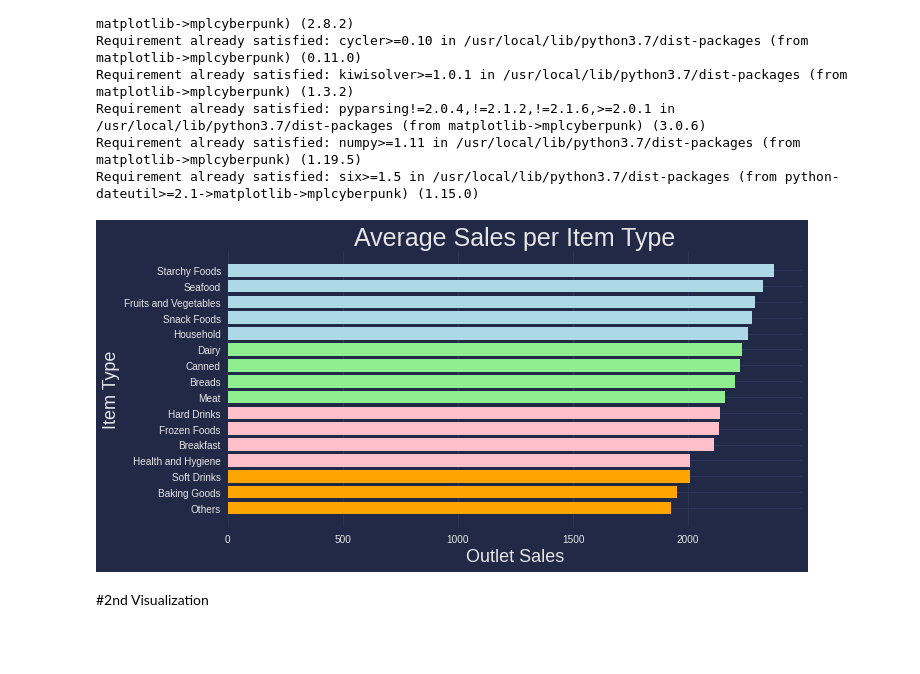
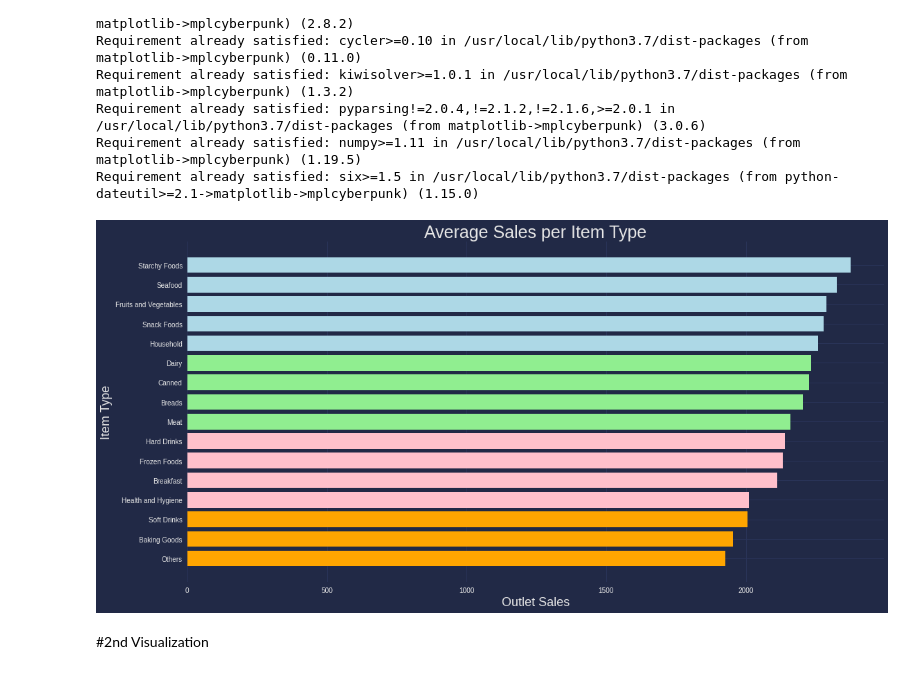
Before and after one commit to jul1andav1d/Food-Items-Sales-Predictions-Prjct1, a Jupyter notebook: Food_Sales_Prediction.ipynb, the cells around one changed output. Drawn from its saved outputs; the diff is of its cells as text; code cells hidden in the pictures; blank space fills up the shorter version.

```diff
--- a/Food_Sales_Prediction.ipynb
+++ b/Food_Sales_Prediction.ipynb
@@ -365,17 +365,17 @@ import mplcyberpunk
 # %%
 plt.style.use('cyberpunk')
 
-plt.figure(figsize= (10, 5))
+plt.figure(figsize= (16, 8))
 plt.barh(meansales.index, meansales['Item_Outlet_Sales'], color = ['orange','orange','orange','pink', 'pink','pink', 'pink',
                                                                    'lightgreen', 'lightgreen', 'lightgreen','lightgreen',
                                                                    'lightblue', 'lightblue', 'lightblue', 'lightblue', 'lightblue', ])
 plt.xlabel('Outlet Sales', fontsize=18,)
 plt.ylabel('Item Type', fontsize=18)
 plt.title('Average Sales per Item Type', fontsize = 25)
 plt.tight_layout()
 plt.show();
 # %% [output]
-[figure, old version]
+[figure, new version]
 # %% [markdown]
 #2nd Visualization
 # %%
```
